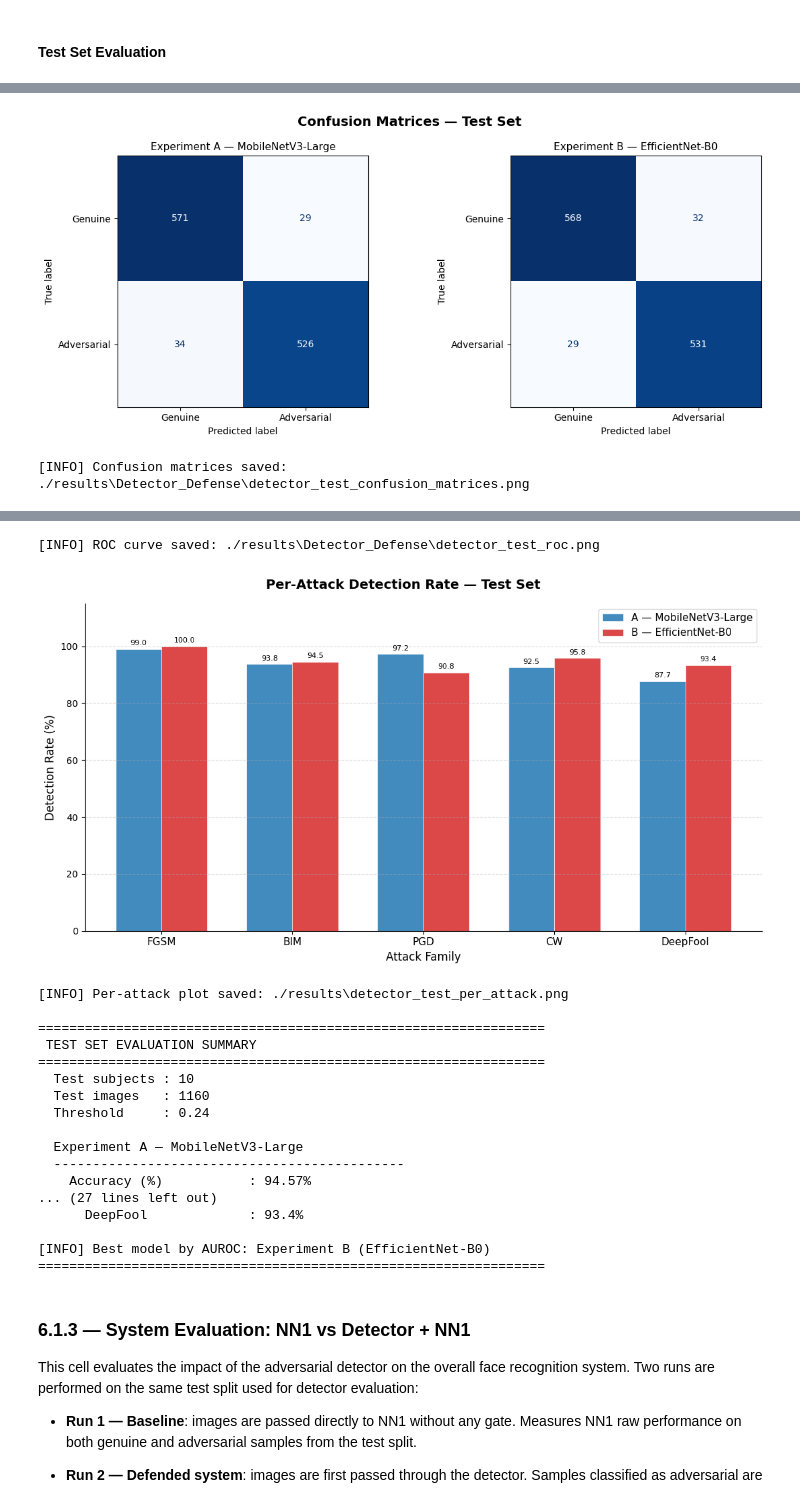
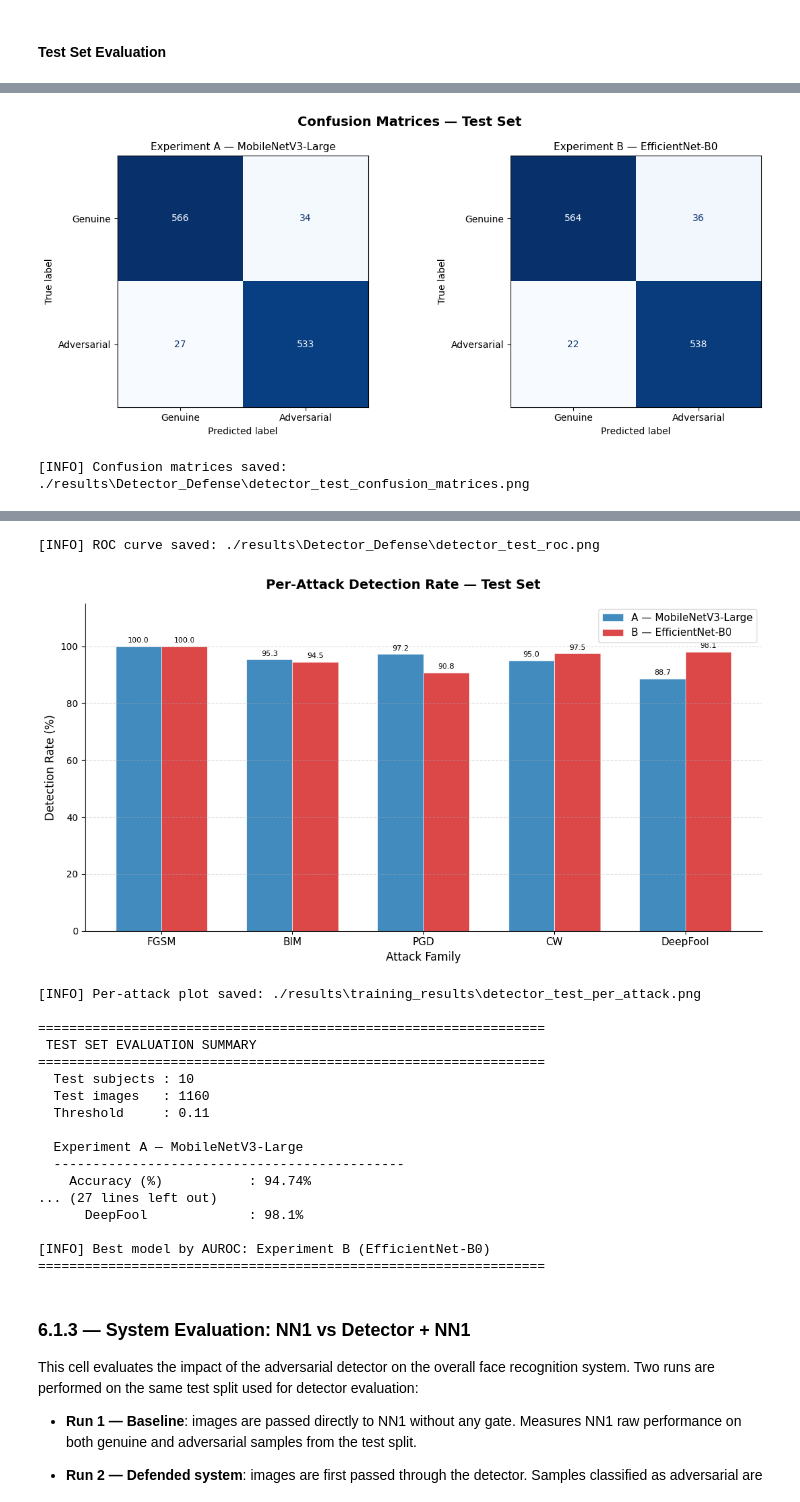
Before and after one commit to ChristianRosa02/AI4Cybersecurity, a Jupyter notebook: ProjectWork_G15_CW_DF.ipynb, the cells around one changed output, grey strips where cells are left out. Drawn from its saved outputs; the diff is of its cells as text; code cells hidden in the pictures.

```diff
--- a/ProjectWork_G15_CW_DF.ipynb
+++ b/ProjectWork_G15_CW_DF.ipynb
@@ -109,8 +109,8 @@ random.seed(SEED)
 ALL_ATTACK_FAMILIES = ['FGSM', 'BIM', 'PGD', 'CW', 'DeepFool']
 DETECTOR_TO_USE = 'EfficientNet'  # 'EfficientNet' 'MobileNetV3'
 DETECTOR_PATH = os.path.join(MODELS_DIR, 'detector_A_mobilenet.pth') if DETECTOR_TO_USE == 'MobileNetV3' else os.path.join(MODELS_DIR, 'detector_B_efficientnet.pth')
-DETECTOR_THRESHOLD = 0.240
-
+DETECTOR_THRESHOLD = 0.500
+FINETUNED_DETECTOR_THRESHOLD = 0.110
 # DEFENSE TRAINING CONFIGURATION
 CLASS_WEIGHTED_LOSS = False
 RUN_TRAINING_A     = False   # Experiment A: MobileNetV3-Large
@@ -8811,7 +8965,7 @@ if RUN_DEFENSE_DETECTOR_TESTING:
         model_a_eval = AdversarialDetector(pretrained=False, device=DEVICE)
         model_a_eval.load_weights(path_a)
         print("[INFO] Running inference — Experiment A...")
-        results_a = evaluate_test(model_a_eval, test_loader_with_paths, DEVICE, DETECTOR_THRESHOLD)
+        results_a = evaluate_test(model_a_eval, test_loader_with_paths, DEVICE, FINETUNED_DETECTOR_THRESHOLD)
         metrics_a = compute_metrics(results_a)
     else:
         print(f"[SKIP] Experiment A weights not found at {path_a}.")
@@ -8821,7 +8975,7 @@ if RUN_DEFENSE_DETECTOR_TESTING:
         model_b_eval = EfficientNetDetector(pretrained=False, device=DEVICE)
         model_b_eval.load_weights(path_b)
         print("[INFO] Running inference — Experiment B...")
-        results_b = evaluate_test(model_b_eval, test_loader_with_paths, DEVICE, DETECTOR_THRESHOLD)
+        results_b = evaluate_test(model_b_eval, test_loader_with_paths, DEVICE, FINETUNED_DETECTOR_THRESHOLD)
         metrics_b = compute_metrics(results_b)
     else:
         print(f"[SKIP] Experiment B weights not found at {path_b}.")
@@ -8984,7 +9138,7 @@ if RUN_DEFENSE_DETECTOR_TESTING:
     ax.spines['right'].set_visible(False)
 
     plt.tight_layout()
-    per_attack_path = os.path.join(RESULTS_DIR, 'detector_test_per_attack.png')
+    per_attack_path = os.path.join(RESULTS_PATH, 'detector_test_per_attack.png')
     plt.savefig(per_attack_path, dpi=150, bbox_inches='tight')
     plt.show()
     print(f"[INFO] Per-attack plot saved: {per_attack_path}")
@@ -8997,7 +9151,7 @@ if RUN_DEFENSE_DETECTOR_TESTING:
     print("=" * 65)
     print(f"  Test subjects : {len(test_ids)}")
     print(f"  Test images   : {len(test_files)}")
-    print(f"  Threshold     : {DETECTOR_THRESHOLD}")
+    print(f"  Threshold     : {FINETUNED_DETECTOR_THRESHOLD}")
     print()
 
     for results, metrics, exp_label in [
@@ -9029,48 +9183,48 @@ if RUN_DEFENSE_DETECTOR_TESTING:
         fpr = genuine_fp / max(genuine_total, 1) * 100
         print(f"    {'Genuine FPR':<22} : {fpr:.2f}%")
         print(f"\n    Per-attack detection rate:")
         for f in families:
             rate = tp_exp.get(f, 0) / max(total_exp.get(f, 1), 1) * 100
             print(f"      {f:<20} : {rate:.1f}%")
         print()
 
     if metrics_a is not None and metrics_b is not None:
         winner = ('A (MobileNetV3-Large)'
                 if metrics_a['auroc'] >= metrics_b['auroc']
                 else 'B (EfficientNet-B0)')
         print(f"[INFO] Best model by AUROC: Experiment {winner}")
     elif metrics_a is not None:
         print("[INFO] Only Experiment A was evaluated.")
     else:
         print("[INFO] Only Experiment B was evaluated.")
 
     print("=" * 65)
 # %% [output]
 [INFO] Loading Experiment A weights (MobileNetV3-Large)...
 [INFO] Weights loaded from: ./models\detector_A_mobilenet.pth
 [INFO] Running inference — Experiment A...
 [INFO] Loading Experiment B weights (EfficientNet-B0)...
 [INFO] Weights loaded from: ./models\detector_B_efficientnet.pth
 [INFO] Running inference — Experiment B...
 [figure]
 [INFO] Confusion matrices saved: ./results\Detector_Defense\detector_test_confusion_matrices.png
 [figure]
 [INFO] ROC curve saved: ./results\Detector_Defense\detector_test_roc.png
-[figure, old version]
+[figure, new version]
-[INFO] Per-attack plot saved: ./results\detector_test_per_attack.png
+[INFO] Per-attack plot saved: ./results\training_results\detector_test_per_attack.png
 
 =================================================================
  TEST SET EVALUATION SUMMARY
 =================================================================
   Test subjects : 10
   Test images   : 1160
-  Threshold     : 0.24
+  Threshold     : 0.11
 
   Experiment A — MobileNetV3-Large
   ---------------------------------------------
-    Accuracy (%)           : 94.57%
+    Accuracy (%)           : 94.74%
 ... (27 lines left out)
-      DeepFool             : 93.4%
+      DeepFool             : 98.1%
 
 [INFO] Best model by AUROC: Experiment B (EfficientNet-B0)
 =================================================================
```
Also changed, not shown: parts of 2 cells of this notebook, 19 other files.
